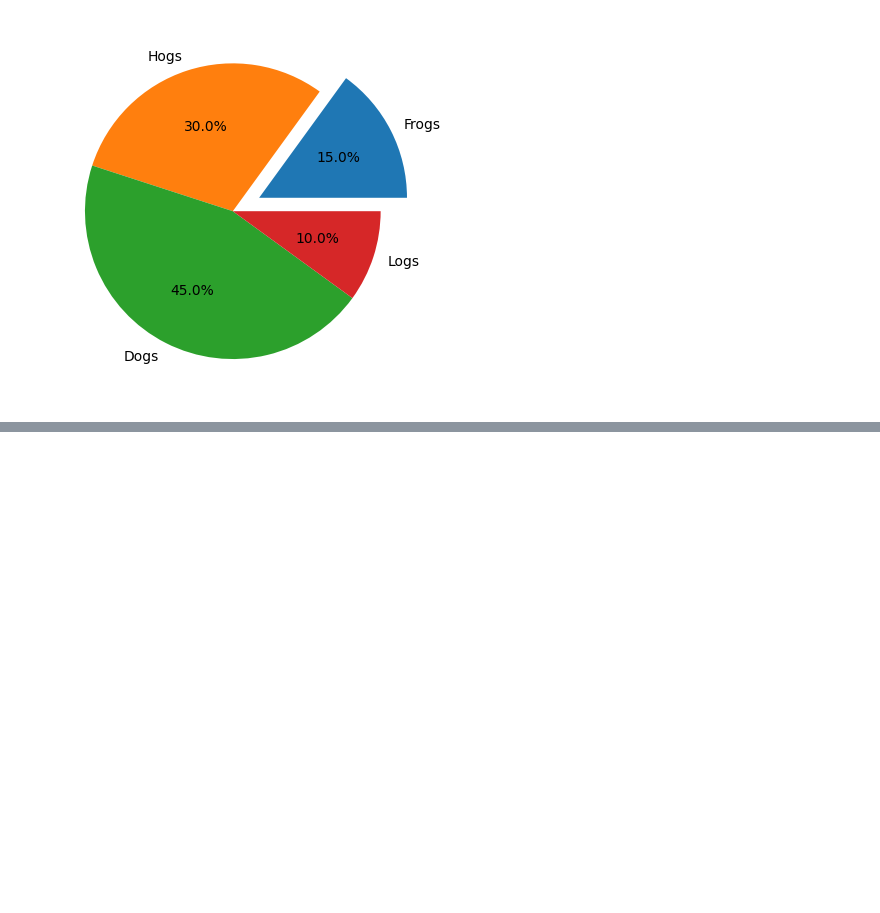
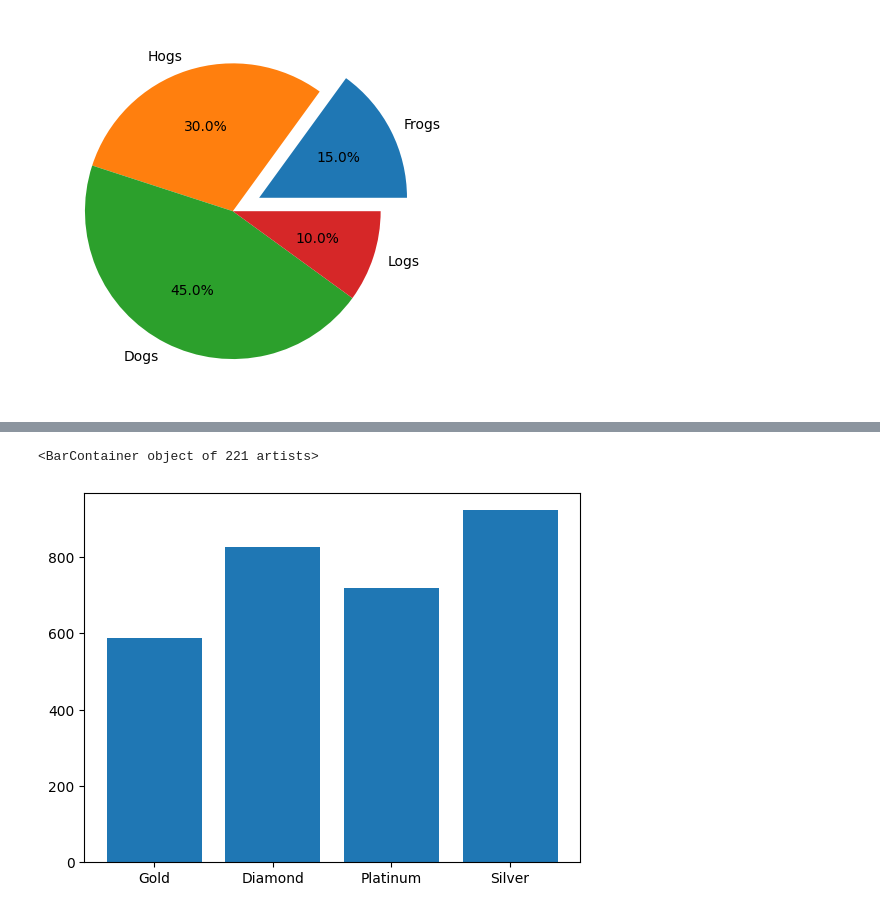
Before and after one commit to AbhishekPatil132/PythonLabs, a Jupyter notebook: matplotlib.ipynb, the cells around one changed output, grey strips where cells are left out. Saved outputs shown, nothing was run; the diff lists cells and outputs as text; code cells hidden in the pictures; blank space fills up the shorter version.

```diff
--- a/matplotlib.ipynb
+++ b/matplotlib.ipynb
@@ -162,3 +162,6 @@ plt.pie(sizes, labels=labels, autopct="%1.1f%%", explode= explodes)
   Text(-0.27239425980114257, -0.5346039349157352, '45.0%'),
   Text(0.5706339175888016, -0.18541017258299716, '10.0%')])
 [figure]
+# %%
+bgmi = pd.read_csv('/content/Pubg_Stats.csv')
+bgmi.head(20)
@@ -164,0 +186,8 @@ plt.pie(sizes, labels=labels, autopct="%1.1f%%", explode= explodes)
+# %%
+x = bgmi['Rank']
+y = bgmi['Kills']
+
+plt.bar(x, y)
+# %% [output]
+<BarContainer object of 221 artists>
+[figure, added]
```
Also changed, not shown: parts of 7 cells of this notebook.
